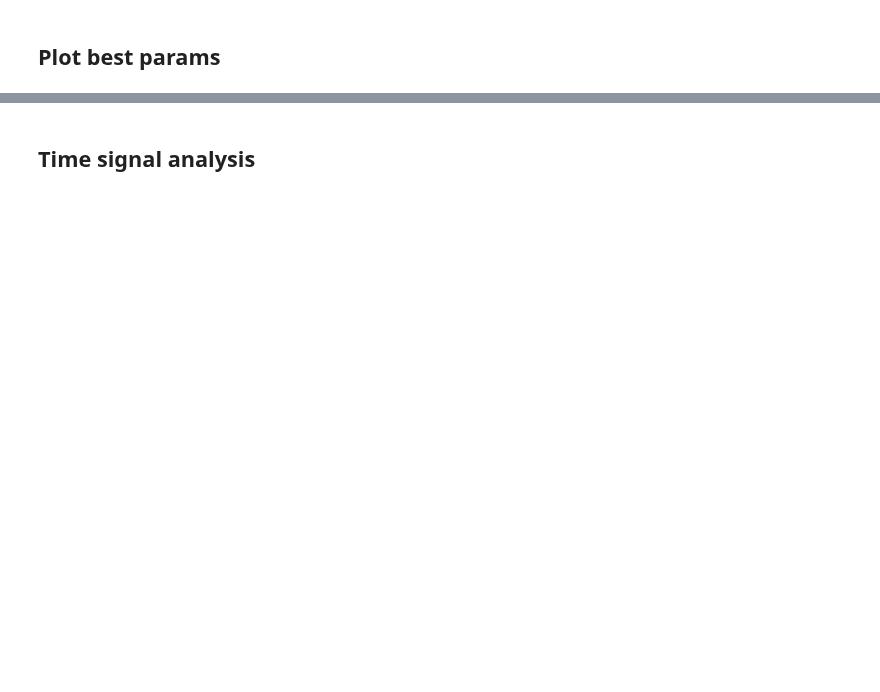
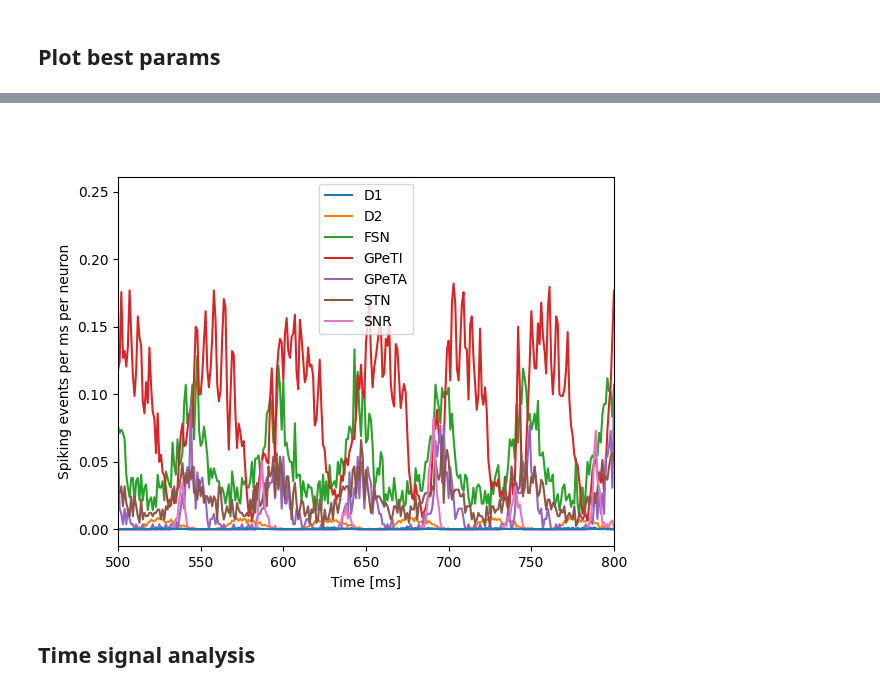
Before and after one commit to djanloo/quilt, a Jupyter notebook: basal_ganglia.ipynb, the cells around one changed output, grey strips where cells are left out. Saved outputs shown, nothing was run; the diff lists cells and outputs as text; code cells hidden in the pictures; blank space fills up the shorter version.

```diff
--- a/basal_ganglia.ipynb
+++ b/basal_ganglia.ipynb
@@ -232,9 +263,14 @@ plt.xlim(0,150)
 # %%
+fig,ax = plt.subplots()
 for pop in sn.populations:
     plt.plot(binned_spikes[pop]/sn.populations[pop].n_neurons, label=pop)
 plt.axhline()
 plt.xlabel("Time [ms]")
 plt.ylabel("Spiking events per ms per neuron")
+plt.xlim(500, 800)
+plt.legend();
+# %% [output]
+[figure, added]
 # %% [markdown]
 ## Time signal analysis
 # %%
```
Also changed, not shown: parts of 12 cells of this notebook, 1 other file.
